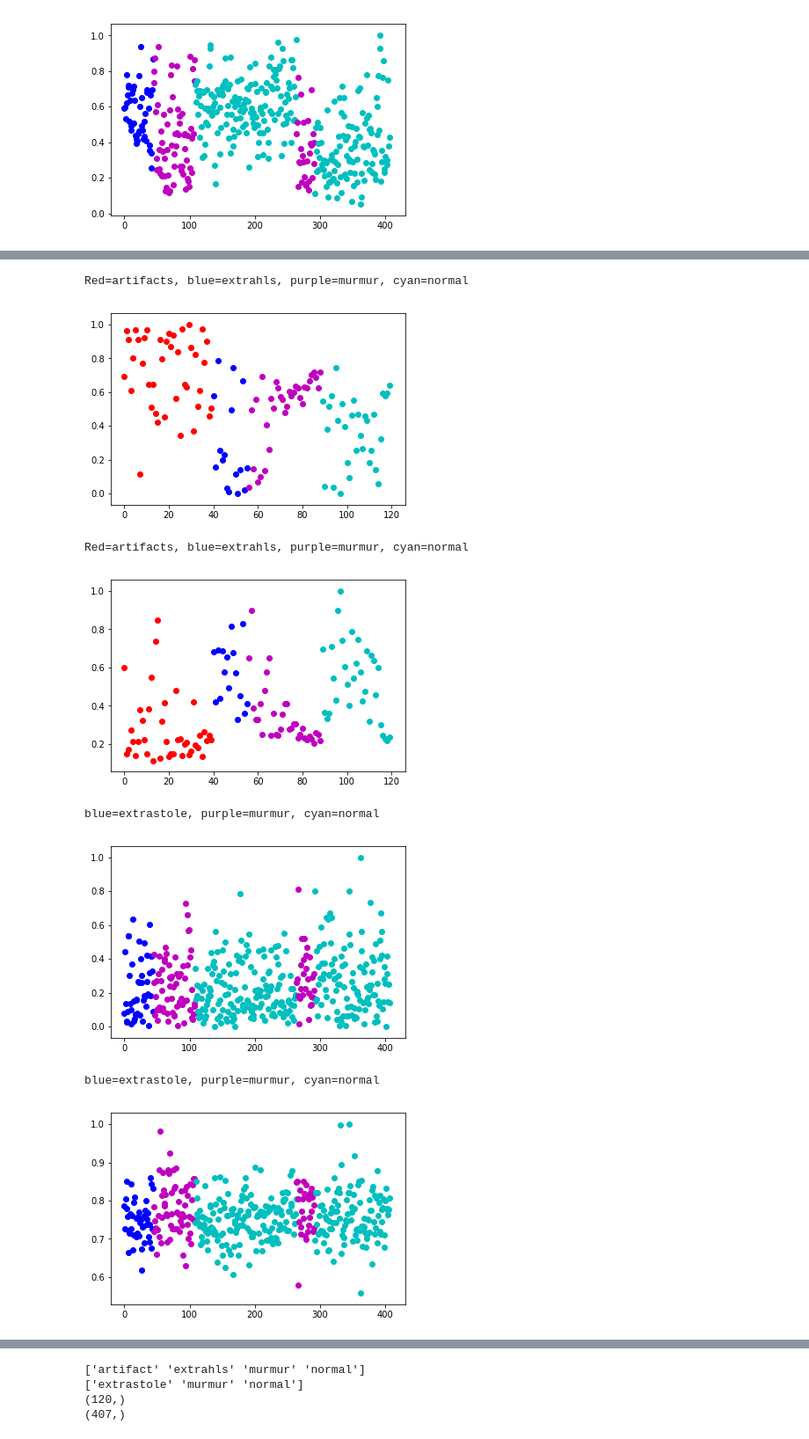
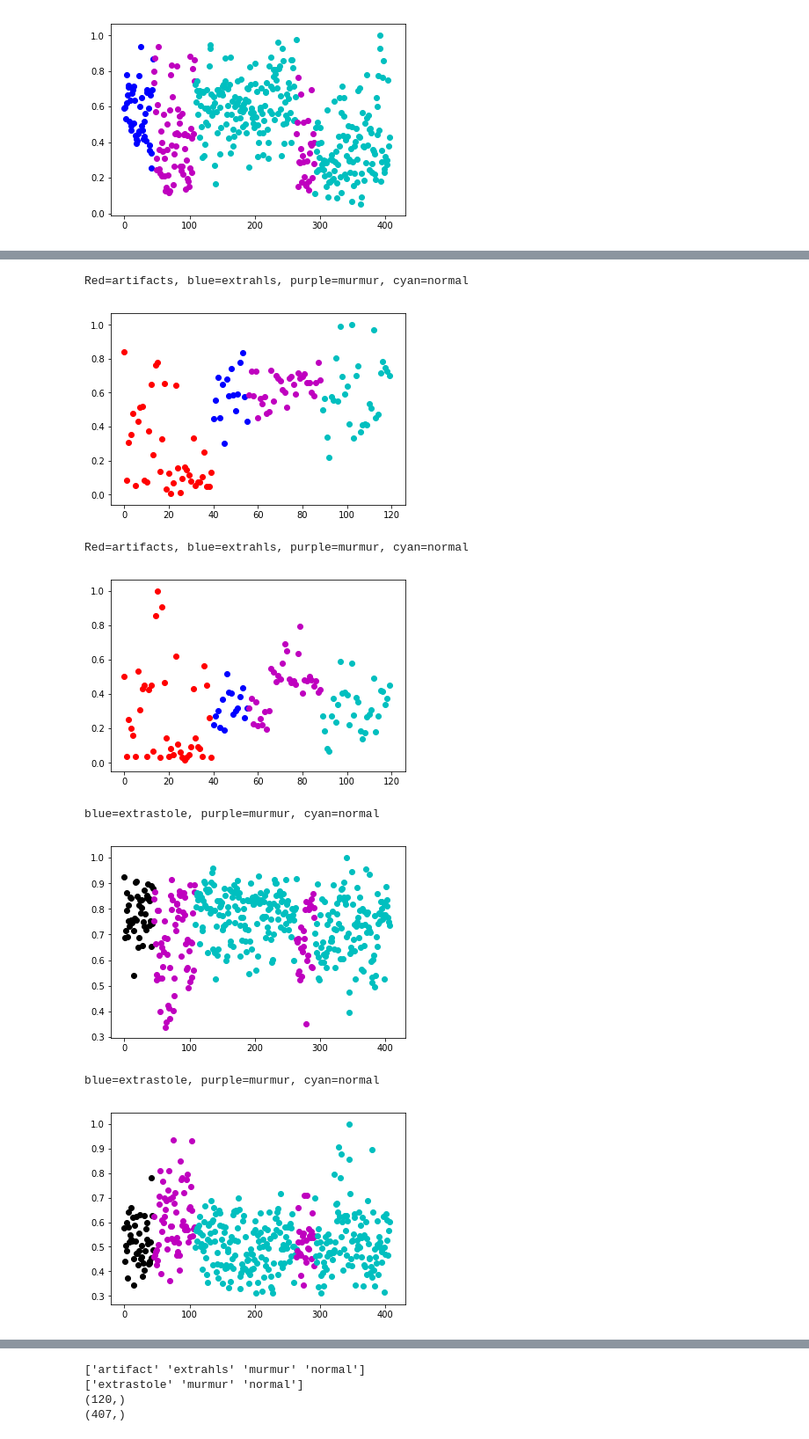
Before and after one commit to lindawangg/Classifying-Heartbeats, a Jupyter notebook: finding_features.ipynb, the cells around one changed output, grey strips where cells are left out. Shown: that part at 88% size. Cells and saved outputs as stored; diff of their text form; code cells hidden in the pictures.

```diff
--- a/finding_features.ipynb
+++ b/finding_features.ipynb
@@ -100,7 +100,7 @@ def featurePlot(feat, set_name):
         print("blue=extrastole, purple=murmur, cyan=normal")
         for i in range(len(feat)):
             if y_labelB[i] == 'extrastole':
-                scatter(i,feat[i], c='b')
+                scatter(i,feat[i], c='k')
             elif y_labelB[i] == 'murmur':
                 scatter(i,feat[i], c='m')
             elif y_labelB[i] == 'normal':
@@ -385,42 +423,42 @@ blue=extrastole, purple=murmur, cyan=normal
 FsA = int(framerate_A[0]/10) # framerate is the same for all of set A
 FsB = int(framerate_B[0]/4) # framerate is the same for all of set B
 
 from python_speech_features import mfcc
 
 mfccA = np.array([mfcc(np.abs(x),samplerate=FsA, numcep=3,winlen=0.025) for x in x_dataA])
 mfccA_feat = np.array([[np.average(m[:,0]), np.std(m[:,0]), np.average(m[:,1]), np.std(m[:,1]), np.average(m[:,2]), np.std(m[:,2])] for m in mfccA])
 for i in range(len(mfccA_feat[0])):
     mfccA_feat[:,i] = np.abs(mfccA_feat[:,i])/max(np.abs(mfccA_feat[:,i]))
 
 mfccB = np.array([mfcc(np.abs(x),samplerate=FsB, numcep=5,winlen=0.01, winstep=0.01) for x in x_dataB])
 mfccB_feat = np.array([[np.average(m[:,0]), np.std(m[:,0]), np.average(m[:,1]), np.std(m[:,1]), np.average(m[:,2]), np.std(m[:,2])] for m in mfccB])
 for i in range(len(mfccB_feat[0])):
     mfccB_feat[:,i] = np.abs(mfccB_feat[:,i])/max(np.abs(mfccB_feat[:,i]))
 
 mfcc_testA = np.array([mfcc(np.abs(x),samplerate=FsA, numcep=3,winlen=0.025) for x in x_testdataA])
 mfcctestA_feat = np.array([[np.average(m[:,0]), np.std(m[:,0]), np.average(m[:,1]), np.std(m[:,1]), np.average(m[:,2]), np.std(m[:,2])] for m in mfcc_testA])
 for i in range(len(mfccA_feat[0])):
     mfccA_feat[:,i] = np.abs(mfccA_feat[:,i])/max(np.abs(mfccA_feat[:,i]))
 
 #figure()
 #plot(mfccA_feat)
 #show()
 #figure()
 #plot(mfccB_feat)
 #show()
-featurePlot(mfccA_feat[:,2],'A')
-featurePlot(mfccA_feat[:,3],'A')
-featurePlot(mfccB_feat[:,2],'B')
-featurePlot(mfccB_feat[:,3],'B')
+featurePlot(mfccA_feat[:,0],'A')
+featurePlot(mfccA_feat[:,1],'A')
+featurePlot(mfccB_feat[:,0],'B')
+featurePlot(mfccB_feat[:,1],'B')
 # %% [output]
 Red=artifacts, blue=extrahls, purple=murmur, cyan=normal
-[figure, old version]
+[figure, new version]
 Red=artifacts, blue=extrahls, purple=murmur, cyan=normal
-[figure, old version]
+[figure, new version]
 blue=extrastole, purple=murmur, cyan=normal
-[figure, old version]
+[figure, new version]
 blue=extrastole, purple=murmur, cyan=normal
-[figure, old version]
+[figure, new version]
 # %%
 # features to use
 # zero_crossings, energy, entropy, entropy frequency, flux, spread, mfcc #fluxA, flux_testA, fluxB
```
Also changed, not shown: parts of 16 cells of this notebook.
